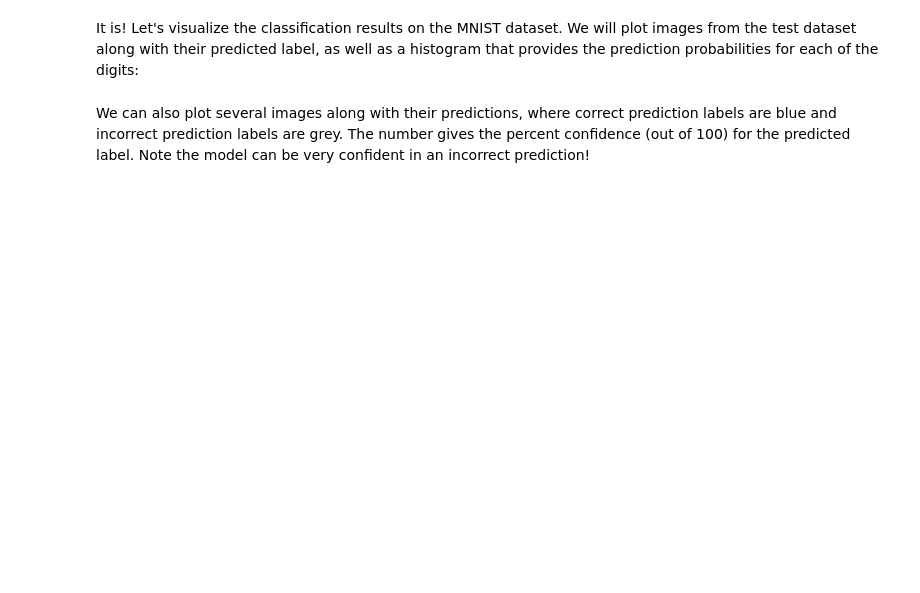
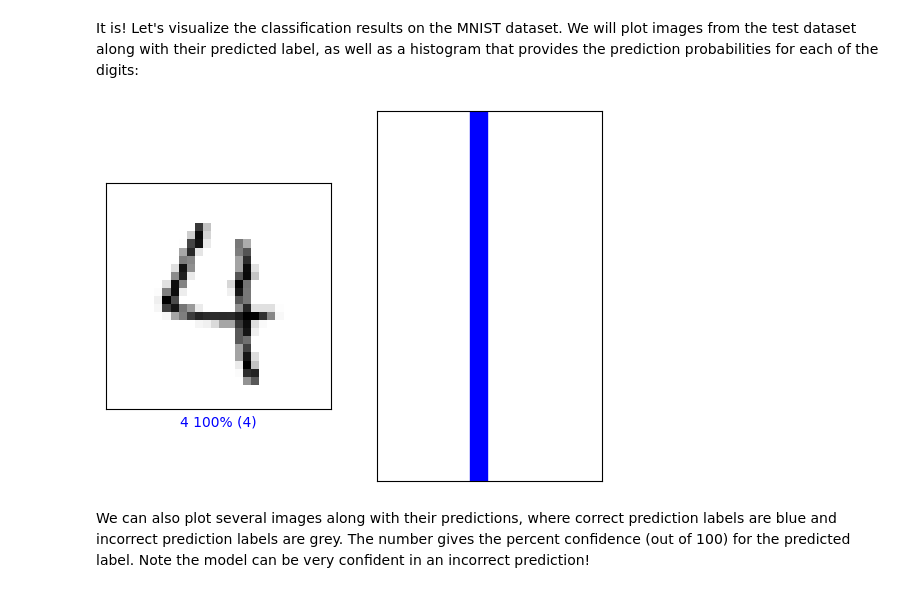
Before and after one commit to Ianhoward117/MIT-deep-learning, a Jupyter notebook: lab2/Part1_MNIST.ipynb, the cells around one changed output. Saved outputs shown, nothing was run; the diff lists cells and outputs as text; code cells hidden in the pictures; blank space fills up the shorter version.

```diff
--- a/lab2/Part1_MNIST.ipynb
+++ b/lab2/Part1_MNIST.ipynb
@@ -322,11 +337,13 @@ It is! Let's visualize the classification results on the MNIST dataset. We will
 # %%
 #@title Change the slider to look at the model's predictions! { run: "auto" }
 
-image_index = 79 #@param {type:"slider", min:0, max:100, step:1}
+image_index = 24 #@param {type:"slider", min:0, max:100, step:1}
 plt.subplot(1,2,1)
 mdl.lab2.plot_image_prediction(image_index, predictions, test_labels, test_images)
 plt.subplot(1,2,2)
 mdl.lab2.plot_value_prediction(image_index, predictions,  test_labels)
+# %% [output]
+[figure, added]
 # %% [markdown]
 We can also plot several images along with their predictions, where correct prediction labels are blue and incorrect prediction labels are grey. The number gives the percent confidence (out of 100) for the predicted label. Note the model can be very confident in an incorrect prediction!
 # %%
```
Also changed, not shown: parts of 13 cells of this notebook.
